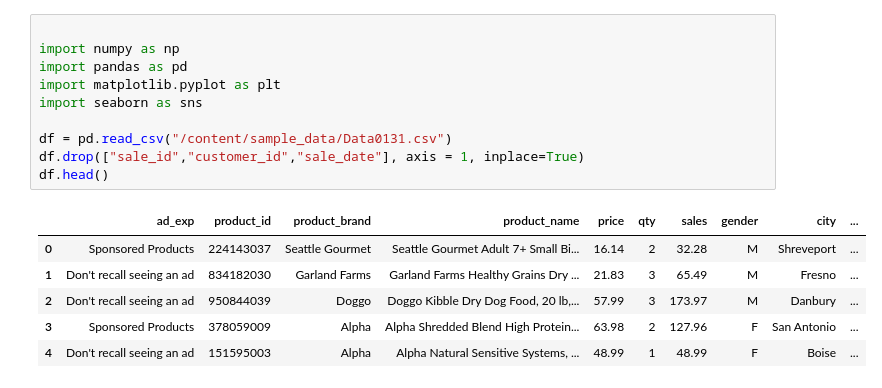
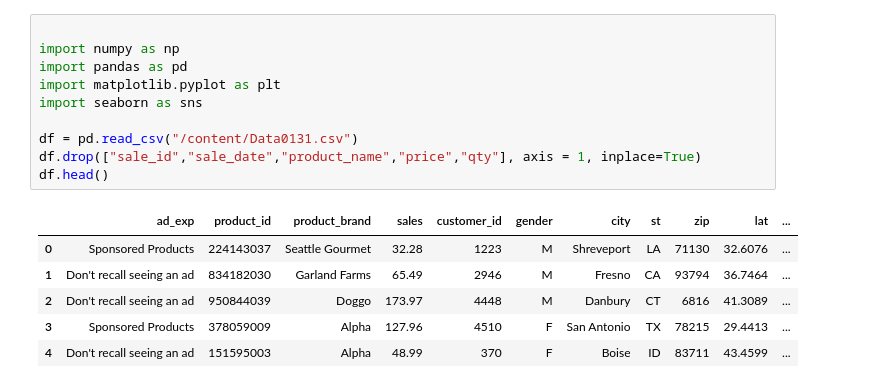
Before and after one commit to nasirxia/Analysis-Project-2022-Fall, a Jupyter notebook: ALP-2.ipynb, the cells around one changed output. Drawn from its saved outputs; the diff is of its cells as text.

```diff
--- a/ALP-2.ipynb
+++ b/ALP-2.ipynb
@@ -3,17 +3,17 @@
 # %%
 
 import numpy as np
 import pandas as pd
 import matplotlib.pyplot as plt
 import seaborn as sns
 
-df = pd.read_csv("/content/sample_data/Data0131.csv")
-df.drop(["sale_id","customer_id","sale_date"], axis = 1, inplace=True)
+df = pd.read_csv("/content/Data0131.csv")
+df.drop(["sale_id","sale_date","product_name","price","qty"], axis = 1, inplace=True)
 df.head()
 # %% [output]
-|  | ad_exp | product_id | product_brand | product_name | price | qty | sales | gender | city | ... |
-| 0 | Sponsored Products | 224143037 | Seattle Gourmet | Seattle Gourmet Adult 7+ Small Bi... | 16.14 | 2 | 32.28 | M | Shreveport | ... |
-| 1 | Don't recall seeing an ad | 834182030 | Garland Farms | Garland Farms Healthy Grains Dry ... | 21.83 | 3 | 65.49 | M | Fresno | ... |
-| 2 | Don't recall seeing an ad | 950844039 | Doggo | Doggo Kibble Dry Dog Food, 20 lb,... | 57.99 | 3 | 173.97 | M | Danbury | ... |
-| 3 | Sponsored Products | 378059009 | Alpha | Alpha Shredded Blend High Protein... | 63.98 | 2 | 127.96 | F | San Antonio | ... |
-| 4 | Don't recall seeing an ad | 151595003 | Alpha | Alpha Natural Sensitive Systems, ... | 48.99 | 1 | 48.99 | F | Boise | ... |
+|  | ad_exp | product_id | product_brand | sales | customer_id | gender | city | st | zip | lat | ... |
+| 0 | Sponsored Products | 224143037 | Seattle Gourmet | 32.28 | 1223 | M | Shreveport | LA | 71130 | 32.6076 | ... |
+| 1 | Don't recall seeing an ad | 834182030 | Garland Farms | 65.49 | 2946 | M | Fresno | CA | 93794 | 36.7464 | ... |
+| 2 | Don't recall seeing an ad | 950844039 | Doggo | 173.97 | 4448 | M | Danbury | CT | 6816 | 41.3089 | ... |
+| 3 | Sponsored Products | 378059009 | Alpha | 127.96 | 4510 | F | San Antonio | TX | 78215 | 29.4413 | ... |
+| 4 | Don't recall seeing an ad | 151595003 | Alpha | 48.99 | 370 | F | Boise | ID | 83711 | 43.4599 | ... |
```
Also changed, not shown: parts of 11 cells of this notebook.
